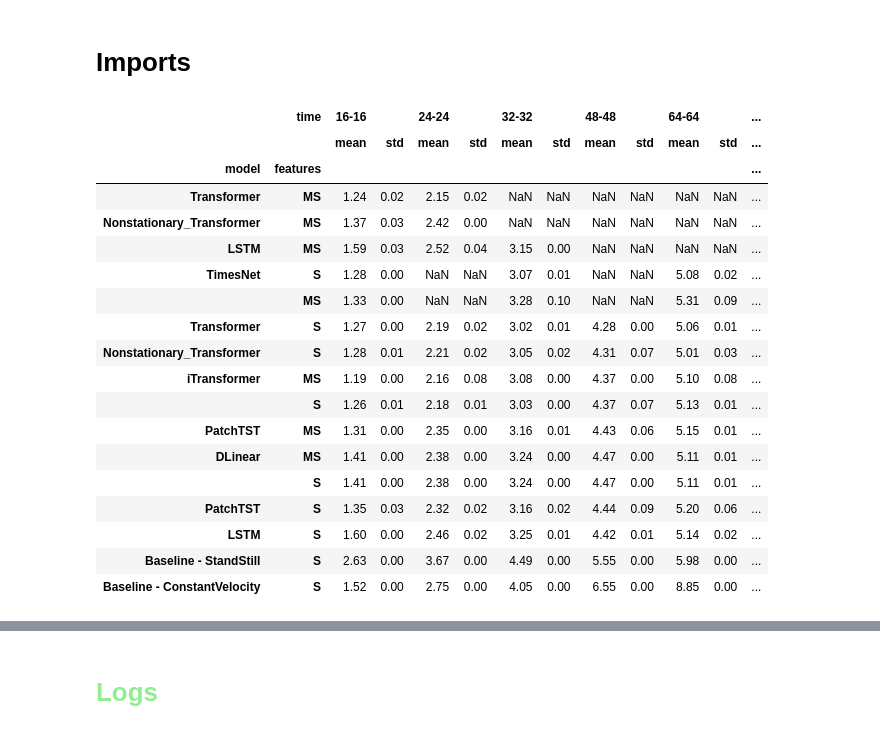
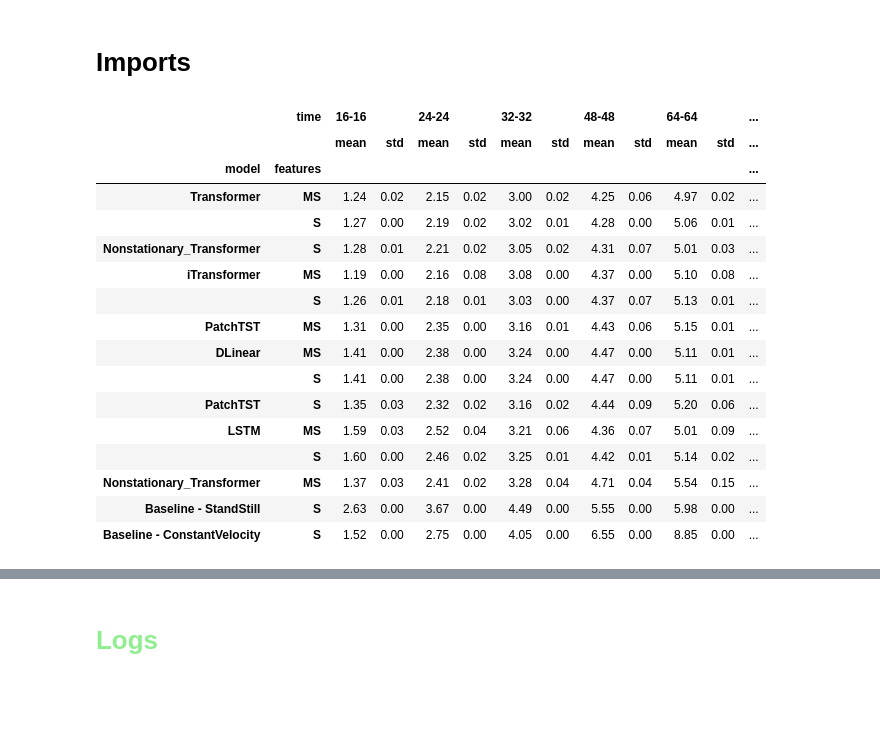
Before and after one commit to arnaud-odet/Time-Series-Library, a Jupyter notebook: results.ipynb, the cells around one changed output, grey strips where cells are left out. Cells and saved outputs as stored; diff of their text form; code cells hidden in the pictures; blank space fills up the shorter version.

Commit message:
Dropna() for results

```diff
--- a/results.ipynb
+++ b/results.ipynb
@@ -14,17 +14,15 @@ from data_provider.data_factory import data_provider
 from tabular.dl_logs import logs_summary, exp_summary, mean_std_logs_summary, latex_display_table_with_std, highlight_values, CALMIP_START_INDEX
 # %%
 summary_df = mean_std_logs_summary()
+summary_df.dropna(inplace=True)
+summary_df.to_csv('../Collective_behavior/outputs/ts_results.csv')
 summary_df.round(2)
 # %% [output]
 |  | time | 16-16 |  | 24-24 |  | 32-32 |  | 48-48 |  | 64-64 |  | ... |
 |  |  | mean | std | mean | std | mean | std | mean | std | mean | std | ... |
 | model | features |  |  |  |  |  |  |  |  |  |  | ... |
-| Transformer | MS | 1.24 | 0.02 | 2.15 | 0.02 | NaN | NaN | NaN | NaN | NaN | NaN | ... |
-| Nonstationary_Transformer | MS | 1.37 | 0.03 | 2.42 | 0.00 | NaN | NaN | NaN | NaN | NaN | NaN | ... |
-| LSTM | MS | 1.59 | 0.03 | 2.52 | 0.04 | 3.15 | 0.00 | NaN | NaN | NaN | NaN | ... |
-| TimesNet | S | 1.28 | 0.00 | NaN | NaN | 3.07 | 0.01 | NaN | NaN | 5.08 | 0.02 | ... |
-|  | MS | 1.33 | 0.00 | NaN | NaN | 3.28 | 0.10 | NaN | NaN | 5.31 | 0.09 | ... |
-| Transformer | S | 1.27 | 0.00 | 2.19 | 0.02 | 3.02 | 0.01 | 4.28 | 0.00 | 5.06 | 0.01 | ... |
+| Transformer | MS | 1.24 | 0.02 | 2.15 | 0.02 | 3.00 | 0.02 | 4.25 | 0.06 | 4.97 | 0.02 | ... |
+|  | S | 1.27 | 0.00 | 2.19 | 0.02 | 3.02 | 0.01 | 4.28 | 0.00 | 5.06 | 0.01 | ... |
 | Nonstationary_Transformer | S | 1.28 | 0.01 | 2.21 | 0.02 | 3.05 | 0.02 | 4.31 | 0.07 | 5.01 | 0.03 | ... |
 | iTransformer | MS | 1.19 | 0.00 | 2.16 | 0.08 | 3.08 | 0.00 | 4.37 | 0.00 | 5.10 | 0.08 | ... |
 |  | S | 1.26 | 0.01 | 2.18 | 0.01 | 3.03 | 0.00 | 4.37 | 0.07 | 5.13 | 0.01 | ... |
@@ -32,7 +30,9 @@ summary_df.round(2)
 | DLinear | MS | 1.41 | 0.00 | 2.38 | 0.00 | 3.24 | 0.00 | 4.47 | 0.00 | 5.11 | 0.01 | ... |
 |  | S | 1.41 | 0.00 | 2.38 | 0.00 | 3.24 | 0.00 | 4.47 | 0.00 | 5.11 | 0.01 | ... |
 | PatchTST | S | 1.35 | 0.03 | 2.32 | 0.02 | 3.16 | 0.02 | 4.44 | 0.09 | 5.20 | 0.06 | ... |
-| LSTM | S | 1.60 | 0.00 | 2.46 | 0.02 | 3.25 | 0.01 | 4.42 | 0.01 | 5.14 | 0.02 | ... |
+| LSTM | MS | 1.59 | 0.03 | 2.52 | 0.04 | 3.21 | 0.06 | 4.36 | 0.07 | 5.01 | 0.09 | ... |
+|  | S | 1.60 | 0.00 | 2.46 | 0.02 | 3.25 | 0.01 | 4.42 | 0.01 | 5.14 | 0.02 | ... |
+| Nonstationary_Transformer | MS | 1.37 | 0.03 | 2.41 | 0.02 | 3.28 | 0.04 | 4.71 | 0.04 | 5.54 | 0.15 | ... |
 | Baseline - StandStill | S | 2.63 | 0.00 | 3.67 | 0.00 | 4.49 | 0.00 | 5.55 | 0.00 | 5.98 | 0.00 | ... |
 | Baseline - ConstantVelocity | S | 1.52 | 0.00 | 2.75 | 0.00 | 4.05 | 0.00 | 6.55 | 0.00 | 8.85 | 0.00 | ... |
 # %%
```
Also changed, not shown: parts of 1 cell of this notebook.
